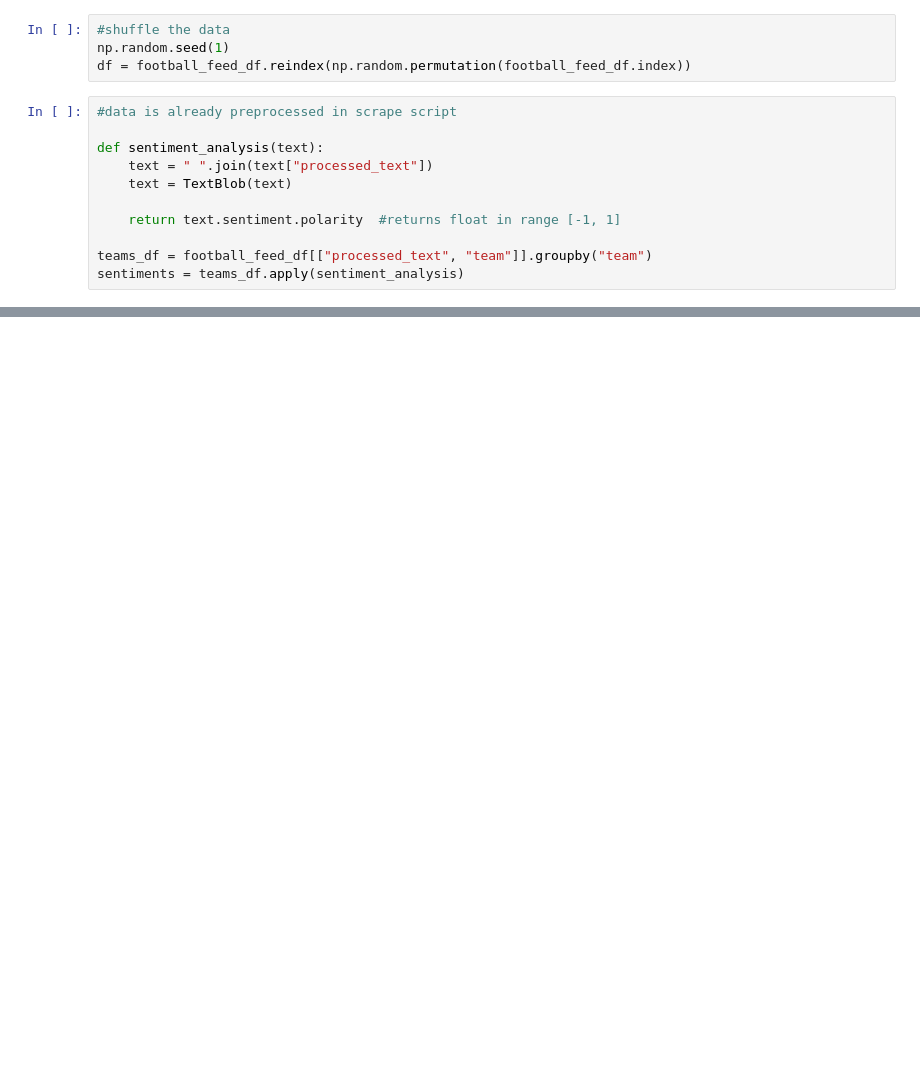
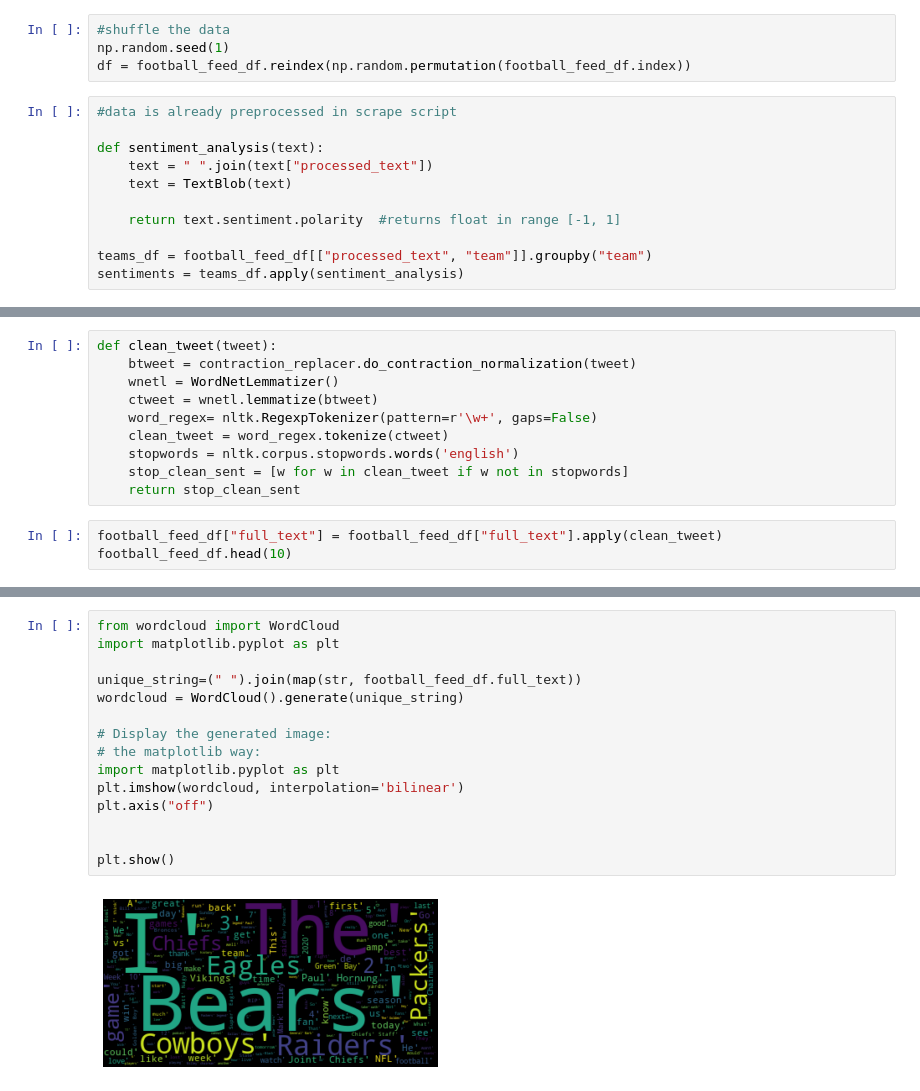
Before and after one commit to belosgood/NFL-popularity-contest, a Jupyter notebook: football-analysis.ipynb, the cells around one changed output, grey strips where cells are left out. Drawn from its saved outputs; the diff is of its cells as text; blank space fills up the shorter version.

```diff
--- a/football-analysis.ipynb
+++ b/football-analysis.ipynb
@@ -68,0 +100,13 @@ dtype: float64
+# %%
+def clean_tweet(tweet):
+    btweet = contraction_replacer.do_contraction_normalization(tweet)
+    wnetl = WordNetLemmatizer()
+    ctweet = wnetl.lemmatize(btweet)
+    word_regex= nltk.RegexpTokenizer(pattern=r'\w+', gaps=False)
+    clean_tweet = word_regex.tokenize(ctweet)
+    stopwords = nltk.corpus.stopwords.words('english')
+    stop_clean_sent = [w for w in clean_tweet if w not in stopwords]
+    return stop_clean_sent
+# %%
+football_feed_df["full_text"] = football_feed_df["full_text"].apply(clean_tweet)
+football_feed_df.head(10)
@@ -68,0 +126,17 @@ dtype: float64
+# %%
+from wordcloud import WordCloud
+import matplotlib.pyplot as plt
+
+unique_string=(" ").join(map(str, football_feed_df.full_text))
+wordcloud = WordCloud().generate(unique_string)
+
+# Display the generated image:
+# the matplotlib way:
+import matplotlib.pyplot as plt
+plt.imshow(wordcloud, interpolation='bilinear')
+plt.axis("off")
+
+
+plt.show()
+# %% [output]
+[figure, added]
```
Also changed, not shown: parts of 9 cells of this notebook.
